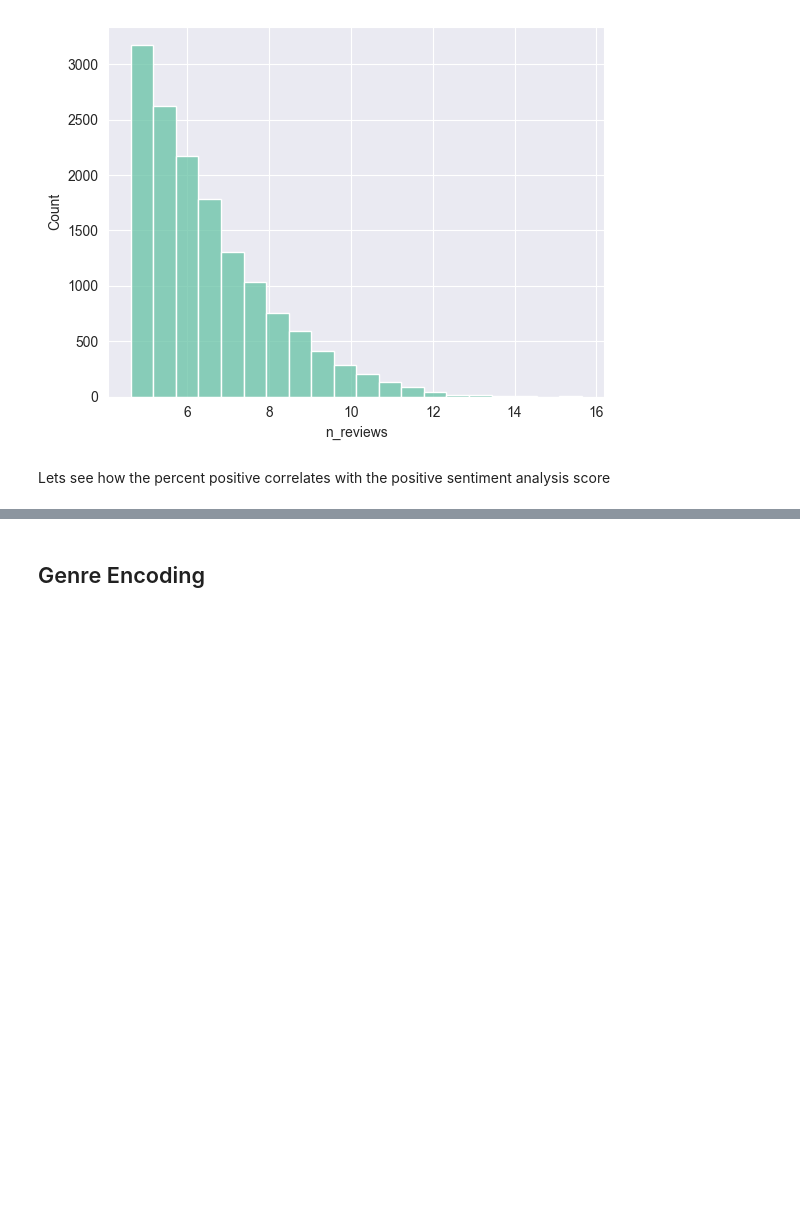
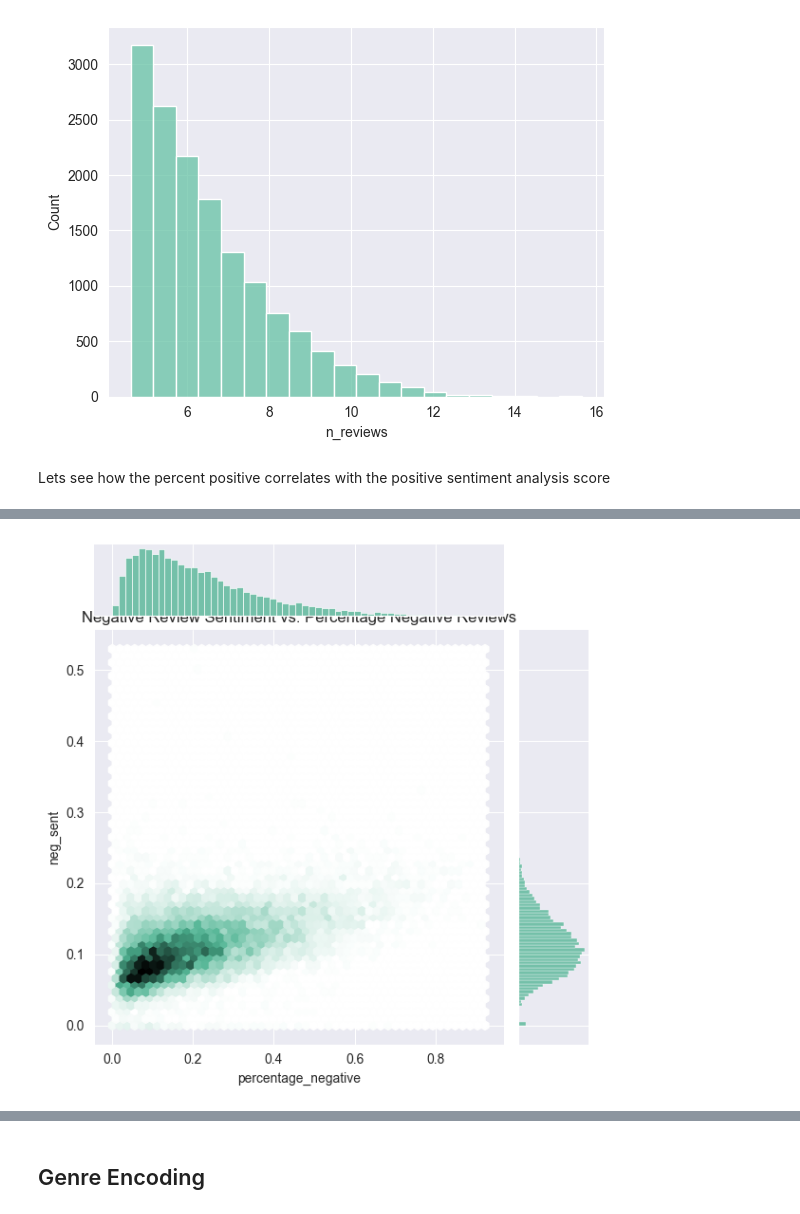
Before and after one commit to Mattcalcaterra/steamMarketPrediction, a Jupyter notebook: Final Project.ipynb, the cells around one changed output, grey strips where cells are left out. Saved outputs shown, nothing was run; the diff lists cells and outputs as text; code cells hidden in the pictures; blank space fills up the shorter version.

```diff
--- a/Final Project.ipynb
+++ b/Final Project.ipynb
@@ -439,3 +483,15 @@ plt.show()
+# %%
+sns.jointplot(
+    x="percentage_negative",
+    y="neg_sent",
+    data=games_df,
+    kind="hex",
+    color="#4CB391",
+)
+plt.title("Negative Review Sentiment vs. Percentage Negative Reviews")
+plt.show()
+# %% [output]
+[figure, added]
 # %%
 #  Use statsmodels to Create a regression model for percentage positive reviews and positive sentiment
 model = ols(
```
Also changed, not shown: parts of 47 cells of this notebook.
